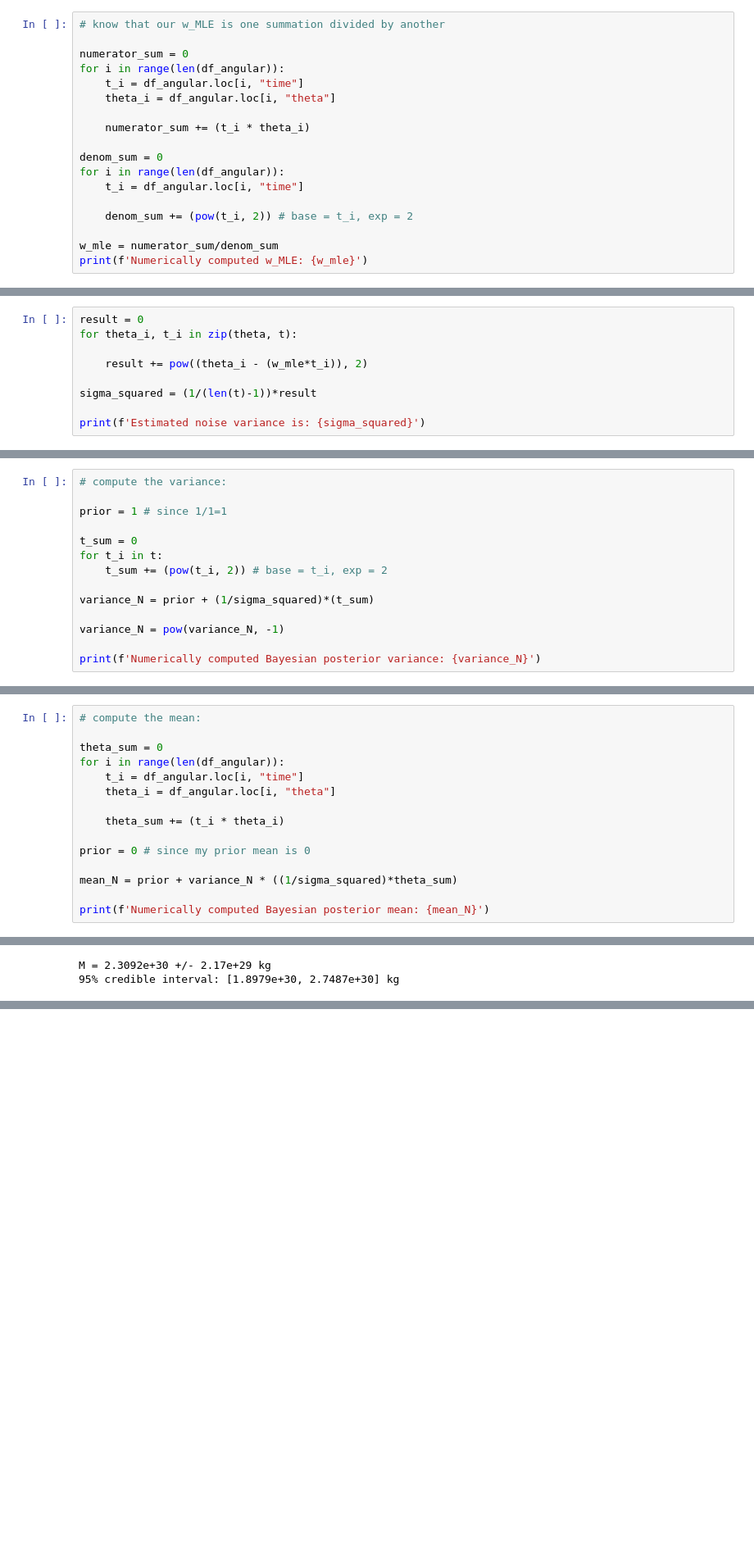
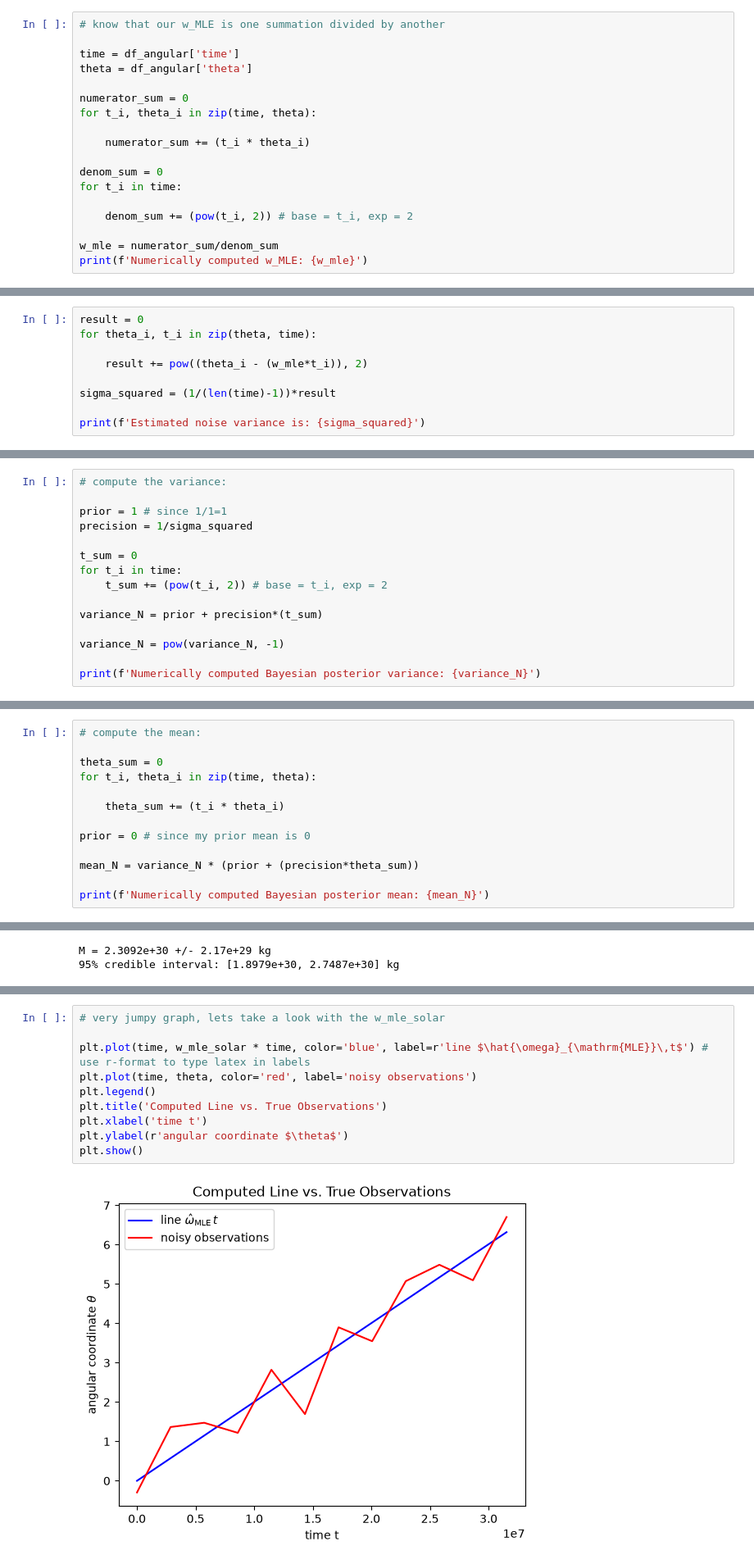
Before and after one commit to Dueling-W/SciML-GirardW-Fall26, a Jupyter notebook: Homework/Homework 3/hw3.ipynb, the cells around one changed output, grey strips where cells are left out. Shown at 82% size. Saved outputs shown, nothing was run; the diff lists cells and outputs as text; blank space fills up the shorter version.

```diff
--- a/Homework/Homework 3/hw3.ipynb
+++ b/Homework/Homework 3/hw3.ipynb
@@ -30,16 +30,16 @@ memory usage: 1.7 KB
 # %%
 # know that our w_MLE is one summation divided by another
 
+time = df_angular['time']
+theta = df_angular['theta']
+
 numerator_sum = 0
-for i in range(len(df_angular)):
-    t_i = df_angular.loc[i, "time"]
-    theta_i = df_angular.loc[i, "theta"]
+for t_i, theta_i in zip(time, theta):
 
     numerator_sum += (t_i * theta_i)
 
 denom_sum = 0
-for i in range(len(df_angular)):
-    t_i = df_angular.loc[i, "time"]
+for t_i in time:
 
     denom_sum += (pow(t_i, 2)) # base = t_i, exp = 2
 
@@ -66,11 +63,11 @@ plt.show()
 (e) Estimate the noise variance $\sigma^2$ by $\sigma^2 = \frac{1}{N-1}\sum_{i=1}^{N}\left(\theta_i - \hat{\omega}_{\mathrm{MLE}}\, t_i\right)^2$. Be mindful that this assumes i.i.d. Gaussian measurement noise (which I am using). In practical applications, however, outliers, correlated noise, or model mis-specification can bias this estimate.
 # %%
 result = 0
-for theta_i, t_i in zip(theta, t):
+for theta_i, t_i in zip(theta, time):
 
     result += pow((theta_i - (w_mle*t_i)), 2)
 
-sigma_squared = (1/(len(t)-1))*result
+sigma_squared = (1/(len(time)-1))*result
 
 print(f'Estimated noise variance is: {sigma_squared}')
 # %% [output]
@@ -94,12 +91,13 @@ For the variance, I am thinking back to the "no idea" guy from our casino coin f
 # compute the variance:
 
 prior = 1 # since 1/1=1
+precision = 1/sigma_squared
 
 t_sum = 0
-for t_i in t:
+for t_i in time:
     t_sum += (pow(t_i, 2)) # base = t_i, exp = 2
 
-variance_N = prior + (1/sigma_squared)*(t_sum)
+variance_N = prior + precision*(t_sum)
 
 variance_N = pow(variance_N, -1)
 
@@ -110,15 +108,13 @@ Numerically computed Bayesian posterior variance: 1.5730371123851458e-10
 # compute the mean:
 
 theta_sum = 0
-for i in range(len(df_angular)):
-    t_i = df_angular.loc[i, "time"]
-    theta_i = df_angular.loc[i, "theta"]
+for t_i, theta_i in zip(time, theta):
 
     theta_sum += (t_i * theta_i)
 
 prior = 0 # since my prior mean is 0
 
-mean_N = prior + variance_N * ((1/sigma_squared)*theta_sum)
+mean_N = variance_N * (prior + (precision*theta_sum))
 
 print(f'Numerically computed Bayesian posterior mean: {mean_N}')
 # %% [output]
@@ -449,0 +459,12 @@ M = 2.3092e+30 +/- 2.17e+29 kg
+# %%
+# very jumpy graph, lets take a look with the w_mle_solar
+
+plt.plot(time, w_mle_solar * time, color='blue', label=r'line $\hat{\omega}_{\mathrm{MLE}}\,t$') # use r-format to type latex in labels
+plt.plot(time, theta, color='red', label='noisy observations')
+plt.legend()
+plt.title('Computed Line vs. True Observations')
+plt.xlabel('time t')
+plt.ylabel(r'angular coordinate $\theta$')
+plt.show()
+# %% [output]
+[figure, added]
```
Also changed, not shown: parts of 22 cells of this notebook.
